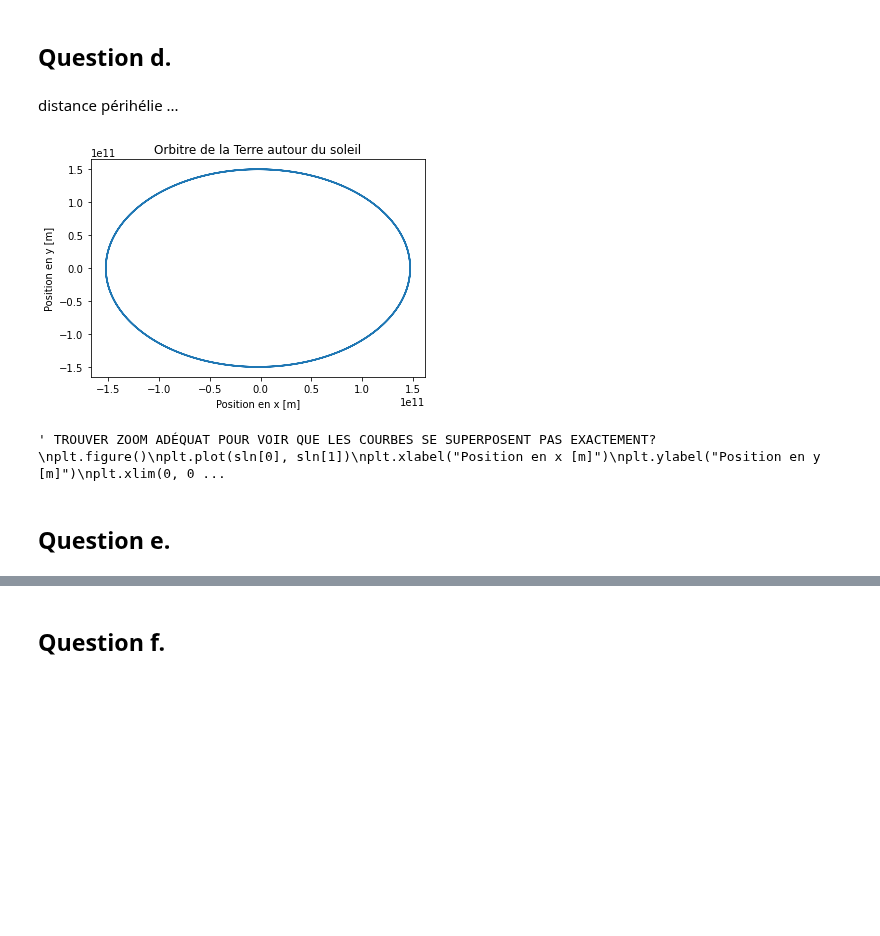
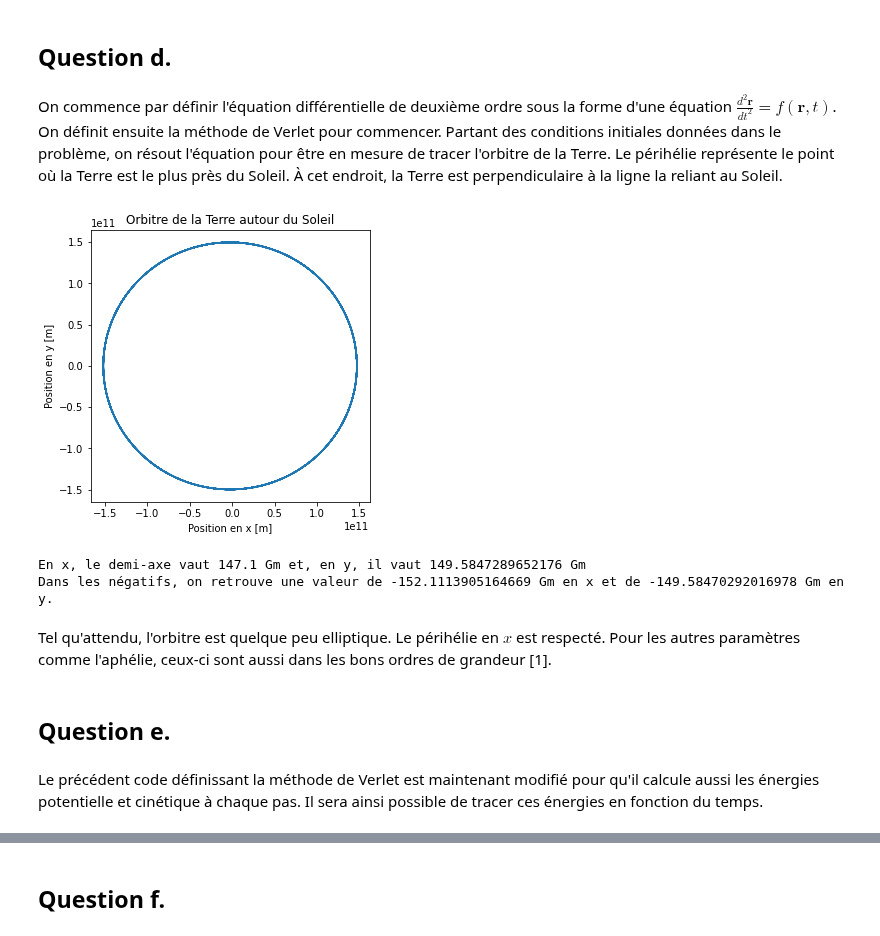
Before and after one commit to dvdturg/Phys_num, a Jupyter notebook: TP3/TP3_Legare_Parrot_Turgeon.ipynb, the cells around one changed output, grey strips where cells are left out. Drawn from its saved outputs; the diff is of its cells as text; code cells hidden in the pictures; blank space fills up the shorter version.

```diff
--- a/TP3/TP3_Legare_Parrot_Turgeon.ipynb
+++ b/TP3/TP3_Legare_Parrot_Turgeon.ipynb
@@ -131,6 +136,6 @@ méthode de Verlet ... orbitre Terre autour Soleil ... 2D ...
 # %% [markdown]
 ## Question d.
-# %% [markdown]
-distance périhélie ...
+# %% [markdown]
+On commence par définir l'équation différentielle de deuxième ordre sous la forme d'une équation $ \frac{d^2 \mathbf{r}}{dt^2} = f(\mathbf{r}, t)$. On définit ensuite la méthode de Verlet pour commencer. Partant des conditions initiales données dans le problème, on résout l'équation pour être en mesure de tracer l'orbitre de la Terre. Le périhélie représente le point où la Terre est le plus près du Soleil. À cet endroit, la Terre est perpendiculaire à la ligne la reliant au Soleil.
 # %%
 # Définition des constantes :
@@ -179,35 +200,35 @@ def Verlet(x0, y0, v_x0, v_y0, h, t_max):
 # %%
 # Données initiales du problème :
 x0 = 1.4710e11  # m
-y0 = 0
+y0 = 0  # m
 v_x0 = 0  # m/s
 v_y0 = 3.0287e4 # m/s
 h = 3600  # s, donc 1 h
 
+# Résoudre l'équation différentielle avec les données initiales du problème :
+sln = Verlet(x0, y0, v_x0, v_y0, h, h*8760*10)  # t_max est exprimé en h et il y a 8760 heures par année. On teste
+# donc ici avec 10 années, soit 10 orbitres.
 
-sln = Verlet(x0, y0, v_x0, v_y0, h, h*8760*3)  # t_max est exprimé en h et il y a 8760 heures par année
-
-plt.figure()
-plt.plot(sln[0], sln[1])
-plt.title("Orbitre de la Terre autour du soleil")
+plt.figure(figsize=(5, 5))
+plt.plot(sln[0], sln[1])  # (x, y)
+plt.title("Orbitre de la Terre autour du Soleil")
 plt.xlabel("Position en x [m]")
 plt.ylabel("Position en y [m]")
 plt.show()
-
-""" TROUVER ZOOM ADÉQUAT POUR VOIR QUE LES COURBES SE SUPERPOSENT PAS EXACTEMENT?
-plt.figure()
-plt.plot(sln[0], sln[1])
-plt.xlabel("Position en x [m]")
-plt.ylabel("Position en y [m]")
-plt.xlim(0, 0.1e11)
-plt.ylim(1.475e11, 1.5e11)
-plt.show()
-"""
 # %% [output]
-[figure, old version]
+[figure, new version]
-' TROUVER ZOOM ADÉQUAT POUR VOIR QUE LES COURBES SE SUPERPOSENT PAS EXACTEMENT?\nplt.figure()\nplt.plot(sln[0], sln[1])\nplt.xlabel("Position en x [m]")\nplt.ylabel("Position en y [m]")\nplt.xlim(0, 0 ...
+# %%
+print("En x, le demi-axe vaut", np.amax(sln[0])/1e9, "Gm et, en y, il vaut", np.amax(sln[1])/1e9, "Gm")
+print("Dans les négatifs, on retrouve une valeur de", np.amin(sln[0])/1e9, "Gm en x et de", np.amin(sln[1])/1e9, "Gm en y.")
+# %% [output]
+En x, le demi-axe vaut 147.1 Gm et, en y, il vaut 149.5847289652176 Gm
+Dans les négatifs, on retrouve une valeur de -152.1113905164669 Gm en x et de -149.58470292016978 Gm en y.
+# %% [markdown]
+Tel qu'attendu, l'orbitre est quelque peu elliptique. Le périhélie en $x$ est respecté. Pour les autres paramètres comme l'aphélie, ceux-ci sont aussi dans les bons ordres de grandeur [1].
 # %% [markdown]
 ## Question e.
+# %% [markdown]
+Le précédent code définissant la méthode de Verlet est maintenant modifié pour qu'il calcule aussi les énergies potentielle et cinétique à chaque pas. Il sera ainsi possible de tracer ces énergies en fonction du temps.
 # %%
 def Verlet_modif(x0, y0, v_x0, v_y0, h, t_max):
     x_pts = [x0]
```
Also changed, not shown: parts of 9 cells of this notebook.
